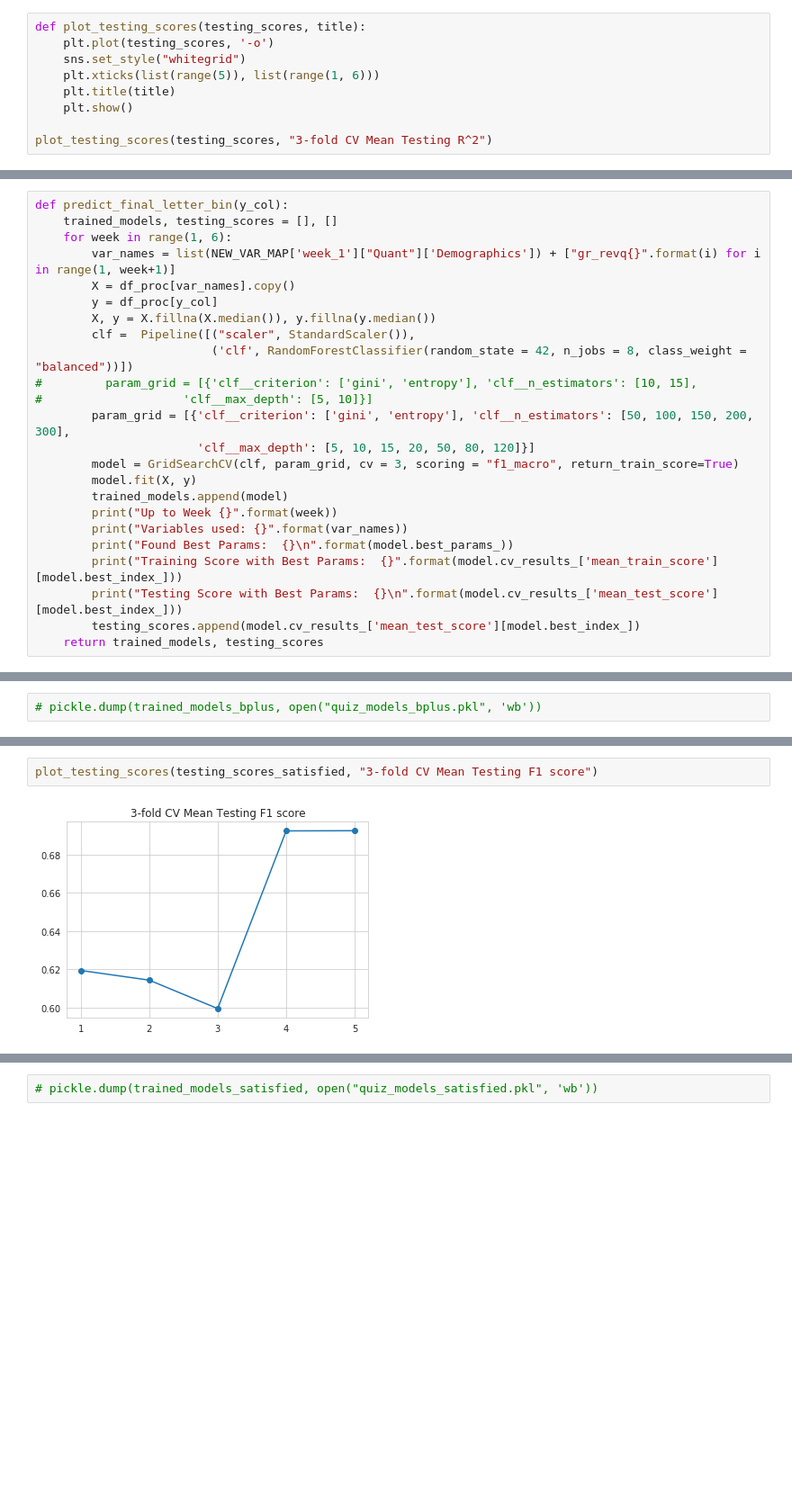
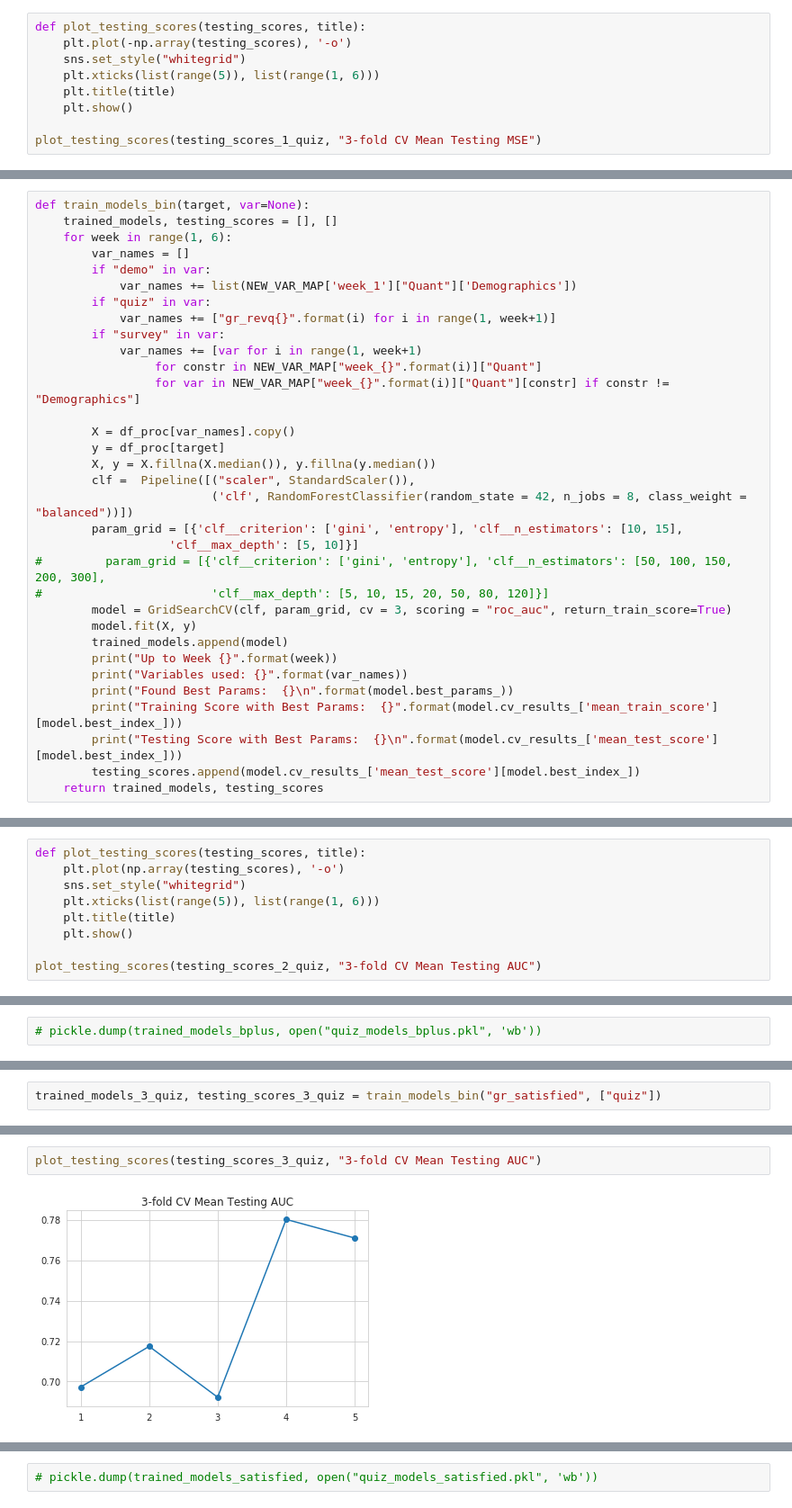
Before and after one commit to hanweny/DMOL, a Jupyter notebook: quiz_prediction/expected_classification.ipynb, the cells around one changed output, grey strips where cells are left out. Shown: that part at 90% size. Drawn from its saved outputs; the diff is of its cells as text; blank space fills up the shorter version.

```diff
--- a/quiz_prediction/expected_classification.ipynb
+++ b/quiz_prediction/expected_classification.ipynb
@@ -162,10 +188,10 @@ Adjusted r-squared:  0.7839637531602149
 # %%
 def plot_testing_scores(testing_scores, title):
-    plt.plot(testing_scores, '-o')
+    plt.plot(-np.array(testing_scores), '-o')
     sns.set_style("whitegrid")
     plt.xticks(list(range(5)), list(range(1, 6)))
     plt.title(title)
     plt.show()
 
-plot_testing_scores(testing_scores, "3-fold CV Mean Testing R^2")
+plot_testing_scores(testing_scores_1_quiz, "3-fold CV Mean Testing MSE")
 # %% [output]
@@ -201,18 +379,27 @@ get_feature_importance(trained_models, "reg")
 # %%
-def predict_final_letter_bin(y_col):
+def train_models_bin(target, var=None):
     trained_models, testing_scores = [], []
     for week in range(1, 6):
-        var_names = list(NEW_VAR_MAP['week_1']["Quant"]['Demographics']) + ["gr_revq{}".format(i) for i in range(1, week+1)]
+        var_names = []
+        if "demo" in var:
+            var_names += list(NEW_VAR_MAP['week_1']["Quant"]['Demographics'])
+        if "quiz" in var:
+            var_names += ["gr_revq{}".format(i) for i in range(1, week+1)]
+        if "survey" in var:
+            var_names += [var for i in range(1, week+1)
+                 for constr in NEW_VAR_MAP["week_{}".format(i)]["Quant"]
+                 for var in NEW_VAR_MAP["week_{}".format(i)]["Quant"][constr] if constr != "Demographics"]
+
         X = df_proc[var_names].copy()
-        y = df_proc[y_col]
+        y = df_proc[target]
         X, y = X.fillna(X.median()), y.fillna(y.median())
         clf =  Pipeline([("scaler", StandardScaler()),
                          ('clf', RandomForestClassifier(random_state = 42, n_jobs = 8, class_weight = "balanced"))])
-#         param_grid = [{'clf__criterion': ['gini', 'entropy'], 'clf__n_estimators': [10, 15],
-#                    'clf__max_depth': [5, 10]}]
-        param_grid = [{'clf__criterion': ['gini', 'entropy'], 'clf__n_estimators': [50, 100, 150, 200, 300],
-                       'clf__max_depth': [5, 10, 15, 20, 50, 80, 120]}]
-        model = GridSearchCV(clf, param_grid, cv = 3, scoring = "f1_macro", return_train_score=True)
+        param_grid = [{'clf__criterion': ['gini', 'entropy'], 'clf__n_estimators': [10, 15],
+                   'clf__max_depth': [5, 10]}]
+#         param_grid = [{'clf__criterion': ['gini', 'entropy'], 'clf__n_estimators': [50, 100, 150, 200, 300],
+#                        'clf__max_depth': [5, 10, 15, 20, 50, 80, 120]}]
+        model = GridSearchCV(clf, param_grid, cv = 3, scoring = "roc_auc", return_train_score=True)
         model.fit(X, y)
         trained_models.append(model)
         print("Up to Week {}".format(week))
@@ -248,0 +432,9 @@ plot_testing_scores(testing_scores_bplus, "3-fold CV Mean Testing F1 score")
+# %%
+def plot_testing_scores(testing_scores, title):
+    plt.plot(np.array(testing_scores), '-o')
+    sns.set_style("whitegrid")
+    plt.xticks(list(range(5)), list(range(1, 6)))
+    plt.title(title)
+    plt.show()
+
+plot_testing_scores(testing_scores_2_quiz, "3-fold CV Mean Testing AUC")
@@ -287,0 +605,2 @@ Testing Score with Best Params:  0.6924309315211487
+# %%
+trained_models_3_quiz, testing_scores_3_quiz = train_models_bin("gr_satisfied", ["quiz"])
@@ -288,4 +625,4 @@ Testing Score with Best Params:  0.6924309315211487
 # %%
-plot_testing_scores(testing_scores_satisfied, "3-fold CV Mean Testing F1 score")
+plot_testing_scores(testing_scores_3_quiz, "3-fold CV Mean Testing AUC")
 # %% [output]
-[figure, old version]
+[figure, new version]
```
Also changed, not shown: parts of 68 cells of this notebook.
